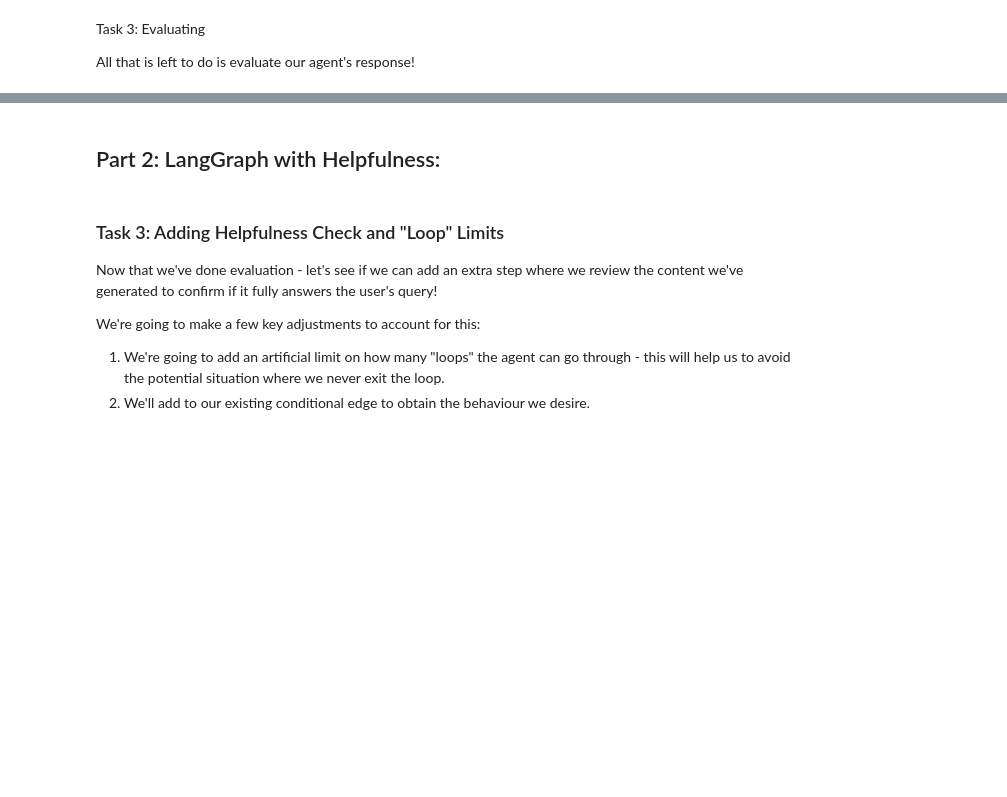
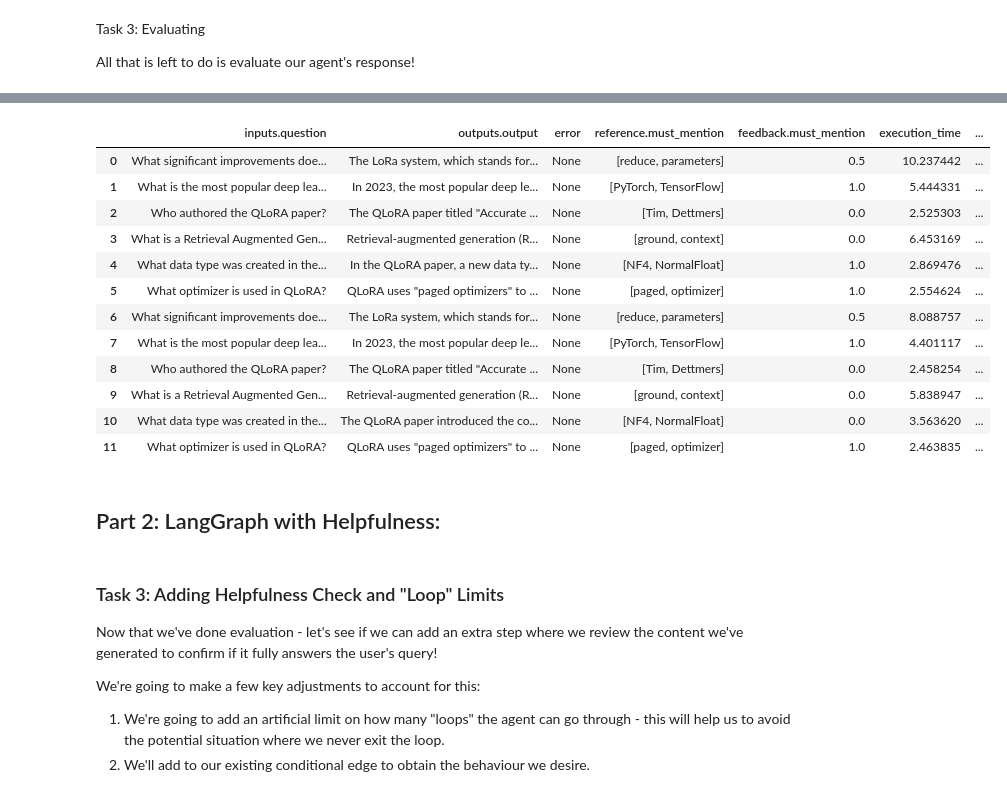
Before and after one commit to viveknatan/agent, a Jupyter notebook: 05_Our_First_Agent_with_LangGraph/Introduction_to_LangGraph_for_Agents_Assignment_Version.ipynb, the cells around one changed output, grey strips where cells are left out. Saved outputs shown, nothing was run; the diff lists cells and outputs as text; code cells hidden in the pictures; blank space fills up the shorter version.

```diff
--- a/05_Our_First_Agent_with_LangGraph/Introduction_to_LangGraph_for_Agents_Assignment_Version.ipynb
+++ b/05_Our_First_Agent_with_LangGraph/Introduction_to_LangGraph_for_Agents_Assignment_Version.ipynb
@@ -480,0 +619,17 @@ What are some ways you could improve this metric as-is?
+# %%
+# Here is a slightly evolved version which corrects for case sensitivity and also credits partial scores for must contain.
+from langsmith.evaluation import EvaluationResult, run_evaluator
+
+@run_evaluator
+def must_mention_v2(run, example) -> EvaluationResult:
+    prediction = (run.outputs.get("output") or "").lower()
+    required = [r.lower() for r in example.outputs.get("must_mention", [])]
+
+    matches = [phrase for phrase in required if phrase in prediction]
+    score = len(matches) / len(required) if required else 1.0
+
+    return EvaluationResult(
+        key="must_mention",
+        score=score,
+        comment=f"Matched: {matches} | Missing: {[r for r in required if r not in matches]}"
+    )
@@ -506,3 +691,19 @@ experiment_results
+# %%
+experiment_results_v2
+# %% [output]
+|  | inputs.question | outputs.output | error | reference.must_mention | feedback.must_mention | execution_time | ... |
+| 0 | What significant improvements doe... | The LoRa system, which stands for... | None | [reduce, parameters] | 0.5 | 10.237442 | ... |
+| 1 | What is the most popular deep lea... | In 2023, the most popular deep le... | None | [PyTorch, TensorFlow] | 1.0 | 5.444331 | ... |
+| 2 | Who authored the QLoRA paper? | The QLoRA paper titled "Accurate ... | None | [Tim, Dettmers] | 0.0 | 2.525303 | ... |
+| 3 | What is a Retrieval Augmented Gen... | Retrieval-augmented generation (R... | None | [ground, context] | 0.0 | 6.453169 | ... |
+| 4 | What data type was created in the... | In the QLoRA paper, a new data ty... | None | [NF4, NormalFloat] | 1.0 | 2.869476 | ... |
+| 5 | What optimizer is used in QLoRA? | QLoRA uses "paged optimizers" to ... | None | [paged, optimizer] | 1.0 | 2.554624 | ... |
+| 6 | What significant improvements doe... | The LoRa system, which stands for... | None | [reduce, parameters] | 0.5 | 8.088757 | ... |
+| 7 | What is the most popular deep lea... | In 2023, the most popular deep le... | None | [PyTorch, TensorFlow] | 1.0 | 4.401117 | ... |
+| 8 | Who authored the QLoRA paper? | The QLoRA paper titled "Accurate ... | None | [Tim, Dettmers] | 0.0 | 2.458254 | ... |
+| 9 | What is a Retrieval Augmented Gen... | Retrieval-augmented generation (R... | None | [ground, context] | 0.0 | 5.838947 | ... |
+| 10 | What data type was created in the... | The QLoRA paper introduced the co... | None | [NF4, NormalFloat] | 0.0 | 3.563620 | ... |
+| 11 | What optimizer is used in QLoRA? | QLoRA uses "paged optimizers" to ... | None | [paged, optimizer] | 1.0 | 2.463835 | ... |
 # %% [markdown]
 ## Part 2: LangGraph with Helpfulness:
 # %% [markdown]
```
Also changed, not shown: parts of 35 cells of this notebook.
